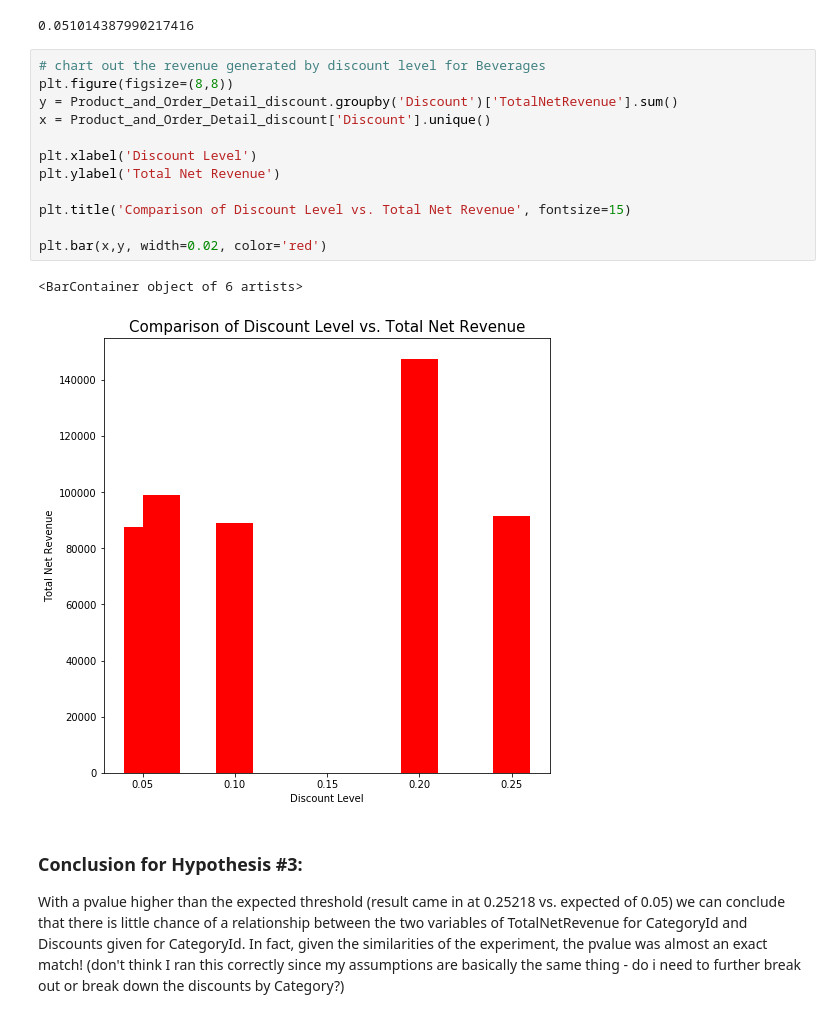
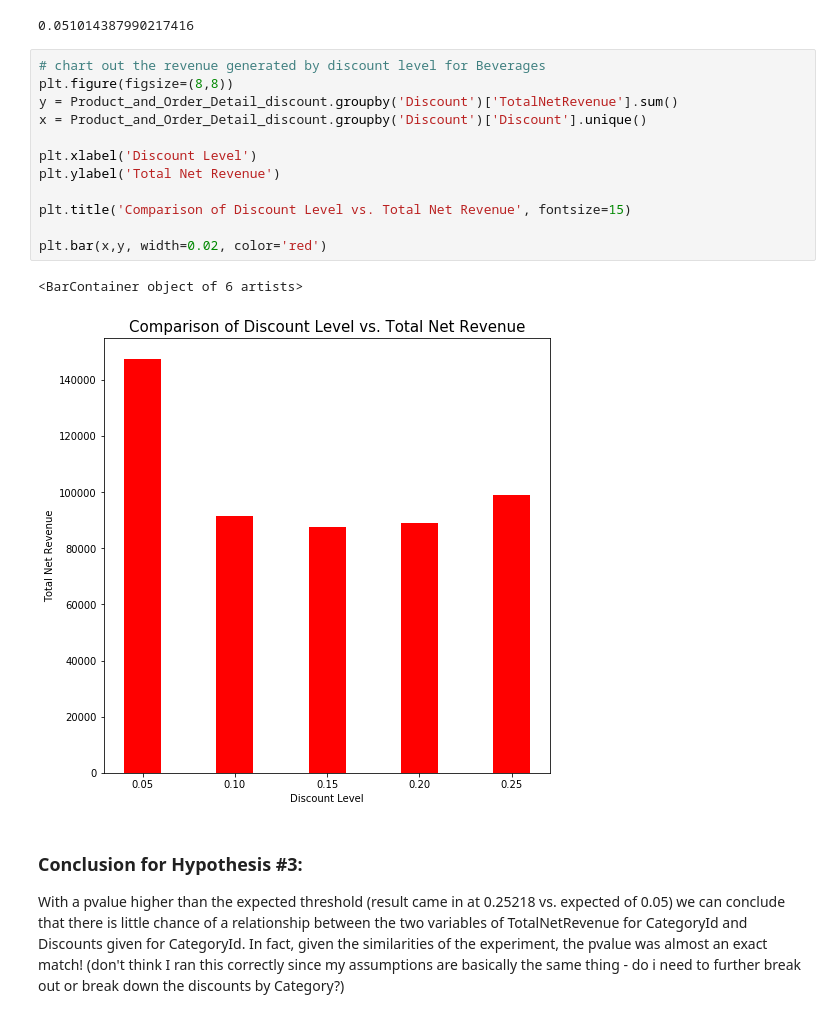
Before and after one commit to witchlane/dsc-mod-3-project-online-ds-sp-000, a Jupyter notebook: MOD-3-PROJECT.ipynb, the cells around one changed output. Saved outputs shown, nothing was run; the diff lists cells and outputs as text.

```diff
--- a/MOD-3-PROJECT.ipynb
+++ b/MOD-3-PROJECT.ipynb
@@ -678,18 +729,18 @@ Cohens_d(Product_and_Order_Detail_discount['TotalNetRevenue'], Product_and_Order
 # %%
 # chart out the revenue generated by discount level for Beverages
 plt.figure(figsize=(8,8))
 y = Product_and_Order_Detail_discount.groupby('Discount')['TotalNetRevenue'].sum()
-x = Product_and_Order_Detail_discount['Discount'].unique()
+x = Product_and_Order_Detail_discount.groupby('Discount')['Discount'].unique()
 
 plt.xlabel('Discount Level')
 plt.ylabel('Total Net Revenue')
 
 plt.title('Comparison of Discount Level vs. Total Net Revenue', fontsize=15)
 
 plt.bar(x,y, width=0.02, color='red')
 # %% [output]
 <BarContainer object of 6 artists>
-[figure, old version]
+[figure, new version]
 # %% [markdown]
 ### Conclusion for Hypothesis #3:
 With a pvalue higher than the expected threshold (result came in at 0.25218 vs. expected of 0.05) we can conclude that there is little chance of a relationship between the two variables of TotalNetRevenue for CategoryId and Discounts given for CategoryId.  In fact, given the similarities of the experiment, the pvalue was almost an exact match!  (don't think I ran this correctly since my assumptions are basically the same thing - do i need to further break out or break down the discounts by Category?)
```
Also changed, not shown: parts of 76 cells of this notebook.
